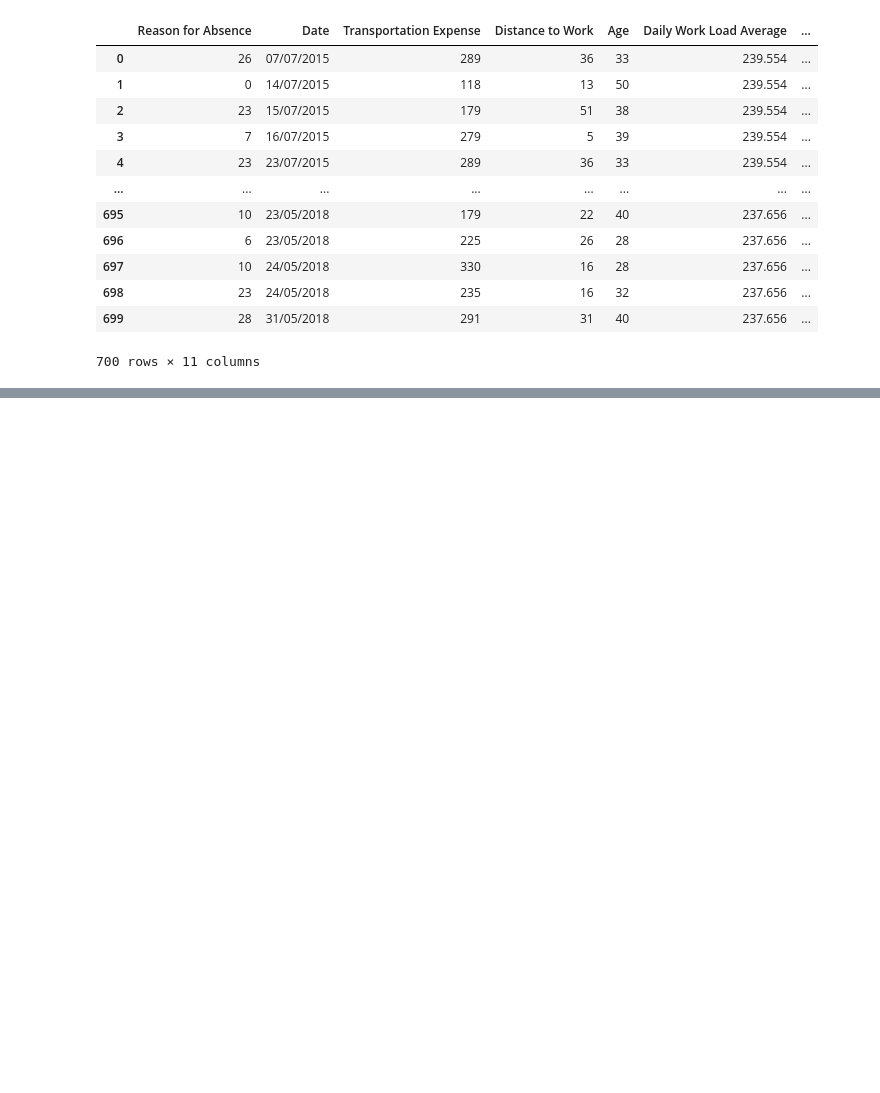
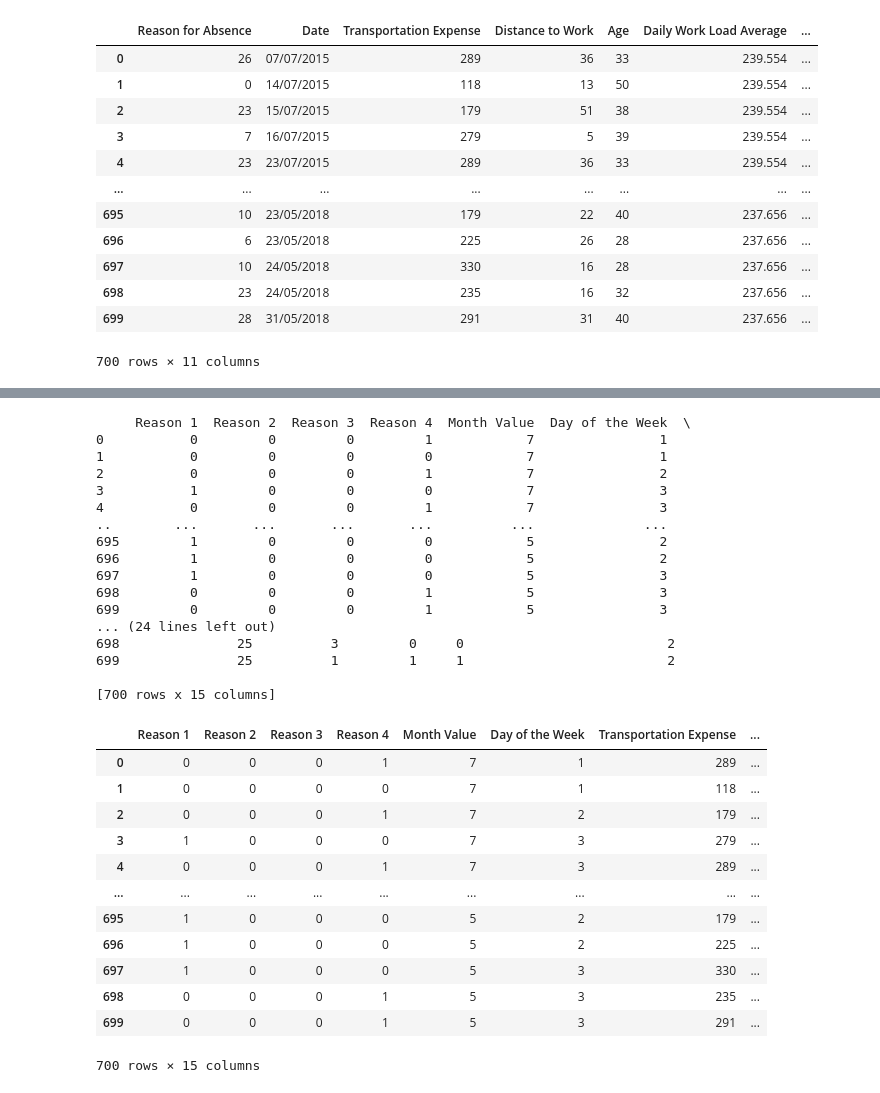
Before and after one commit to Viz-graffito/predicting-employee-absenteeism, a Jupyter notebook: main.ipynb, the cells around one changed output, grey strips where cells are left out. Drawn from its saved outputs; the diff is of its cells as text; code cells hidden in the pictures; blank space fills up the shorter version.

```diff
--- a/main.ipynb
+++ b/main.ipynb
@@ -112 +112,46 @@ display(df)
 700 rows × 14 columns
+# %%
+#extracting month value and day of the week then droping date
+
+newdf['Month Value'] = pd.DatetimeIndex(newdf['Date']).month
+newdf['Day of the Week'] = pd.DatetimeIndex(newdf['Date']).dayofweek
+
+#dropping Date column
+newdf1 = newdf.drop('Date', axis=1)
+
+col = list(newdf1.columns.values)
+col = col[:4] + col[-2:] + col[4:13]
+newdf1 = newdf1[col]
+print(newdf1)
+display(newdf1)
+# %% [output]
+     Reason 1  Reason 2  Reason 3  Reason 4  Month Value  Day of the Week  \
+0           0         0         0         1            7                1
+1           0         0         0         0            7                1
+2           0         0         0         1            7                2
+3           1         0         0         0            7                3
+4           0         0         0         1            7                3
+..        ...       ...       ...       ...          ...              ...
+695         1         0         0         0            5                2
+696         1         0         0         0            5                2
+697         1         0         0         0            5                3
+698         0         0         0         1            5                3
+699         0         0         0         1            5                3
+... (24 lines left out)
+698               25          3         0     0                          2
+699               25          1         1     1                          2
+
+[700 rows x 15 columns]
+|  | Reason 1 | Reason 2 | Reason 3 | Reason 4 | Month Value | Day of the Week | Transportation Expense | ... |
+| 0 | 0 | 0 | 0 | 1 | 7 | 1 | 289 | ... |
+| 1 | 0 | 0 | 0 | 0 | 7 | 1 | 118 | ... |
+| 2 | 0 | 0 | 0 | 1 | 7 | 2 | 179 | ... |
+| 3 | 1 | 0 | 0 | 0 | 7 | 3 | 279 | ... |
+| 4 | 0 | 0 | 0 | 1 | 7 | 3 | 289 | ... |
+| ... | ... | ... | ... | ... | ... | ... | ... | ... |
+| 695 | 1 | 0 | 0 | 0 | 5 | 2 | 179 | ... |
+| 696 | 1 | 0 | 0 | 0 | 5 | 2 | 225 | ... |
+| 697 | 1 | 0 | 0 | 0 | 5 | 3 | 330 | ... |
+| 698 | 0 | 0 | 0 | 1 | 5 | 3 | 235 | ... |
+| 699 | 0 | 0 | 0 | 1 | 5 | 3 | 291 | ... |
+700 rows × 15 columns
```
Also changed, not shown: parts of 4 cells of this notebook, 1 other file.
